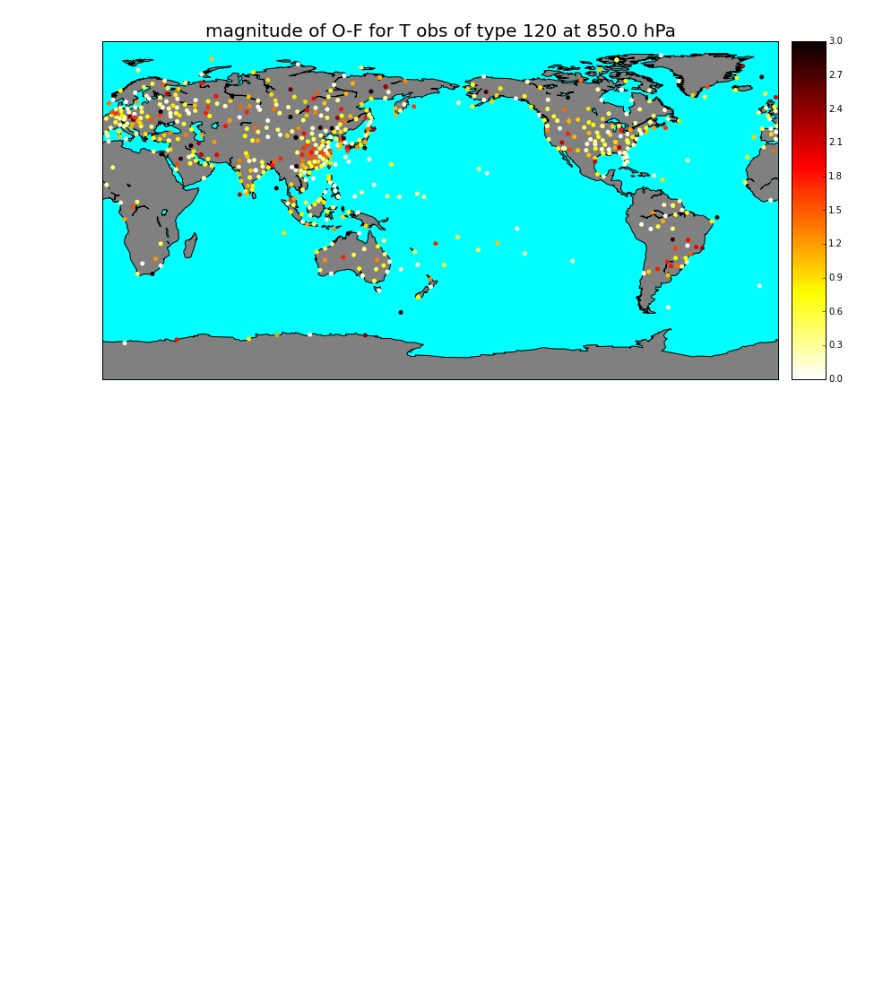
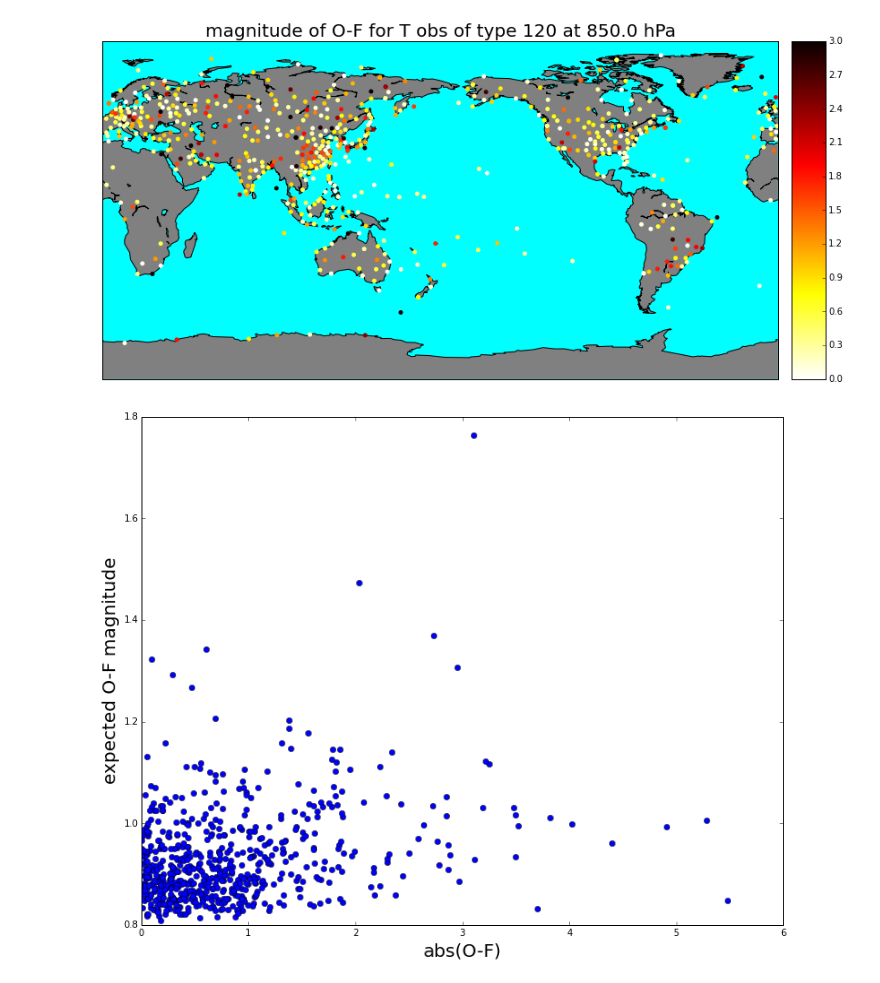
Before and after one commit to tevch/py-ncepbufr, a Jupyter notebook: utils/prepbufrnc.ipynb, the cells around one changed output. Cells and saved outputs as stored; diff of their text form; code cells hidden in the pictures; blank space fills up the shorter version.

```diff
--- a/utils/prepbufrnc.ipynb
+++ b/utils/prepbufrnc.ipynb
@@ -73,3 +73,10 @@ m.colorbar()
 txt=plt.title('magnitude of O-F for %s obs of type %s at %s hPa' % (obtype, obcode, level),fontsize=20)
 # %% [output]
 [figure]
+# %%
+fig=plt.figure(figsize=(14,10))
+p=plt.plot(np.abs(obs-gsiges)[idx],np.sqrt((enssprd**2+bufrerr**2)[idx]),'o')
+xlab=plt.xlabel('abs(O-F)',fontsize=20)
+ylab=plt.ylabel('expected O-F magnitude',fontsize=20)
+# %% [output]
+[figure, added]
```
